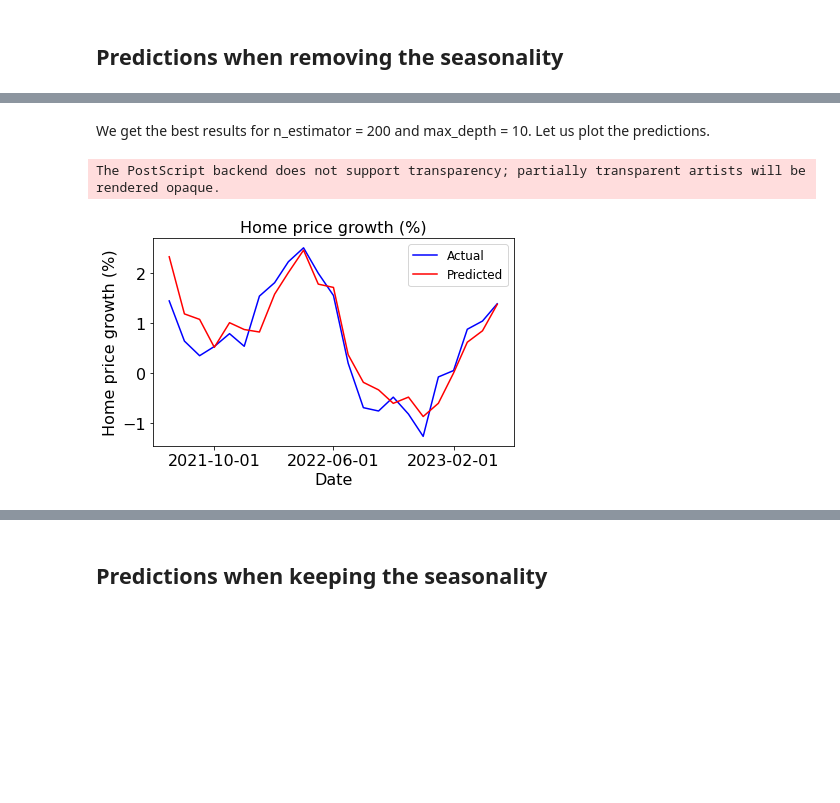
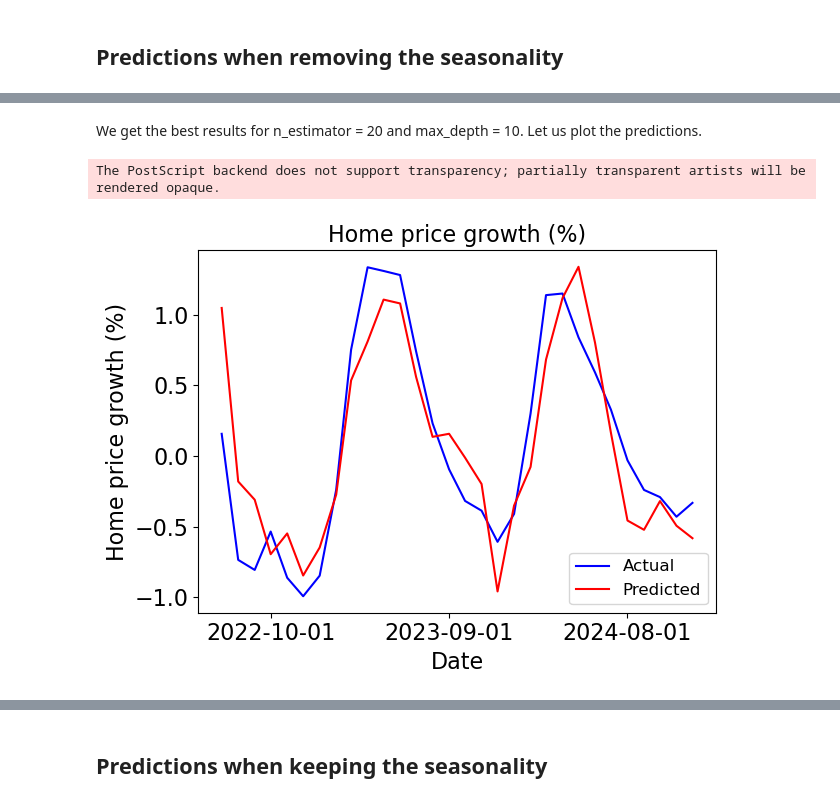
Before and after one commit to ArianeDucellier/forecasting, a Jupyter notebook: XGBoost.ipynb, the cells around one changed output, grey strips where cells are left out. Drawn from its saved outputs; the diff is of its cells as text; code cells hidden in the pictures; blank space fills up the shorter version.

Commit message:
finish figures

```diff
--- a/XGBoost.ipynb
+++ b/XGBoost.ipynb
@@ -16,8 +27,8 @@ from sklearn.metrics import mean_squared_error, mean_absolute_error, \
 # %%
 from XGBoost import backtest
 # %%
-ds_begin = datetime(2021, 7, 1)
-ds_end = datetime(2023, 5, 1)
+ds_begin = datetime(2022, 7, 1)
+ds_end = datetime(2024, 12, 1)
 dates = pd.date_range(ds_begin, ds_end + relativedelta(months=1), freq='1M') - \
 pd.offsets.MonthBegin(1)
 # %% [markdown]
@@ -46,16 +57,16 @@ print(error)
 # %% [markdown]
-We get the best results for n_estimator = 200 and max_depth = 10. Let us plot the predictions.
+We get the best results for n_estimator = 20 and max_depth = 10. Let us plot the predictions.
 # %%
-features_sa = [('sales_raw', 1),
-               ('inventory_raw', 1),
-               ('new_listings_raw', 1),
-               ('mean_days_to_pending_raw', 1),
-               ('mean_sale_to_list_ratio_raw', 2),
-               ('median_days_to_pending_raw', 1),
-               ('median_sale_to_list_ratio_raw', 2),
-               ('newly_pending_listings_raw', 1),
-               ('pct_listings_price_cut_raw', 1),
-               ('pct_sold_above_list_price_raw', 2),
-               ('pct_sold_below_list_price_raw', 2)]
+features_sa = [('Metro_sales_count_now_uc_sfrcondo_month', 1),
+               ('Metro_invt_fs_uc_sfrcondo_month', 1),
+               ('Metro_new_listings_uc_sfrcondo_month', 1),
+               ('Metro_mean_doz_pending_uc_sfrcondo_month', 1),
+               ('Metro_mean_sale_to_list_uc_sfrcondo_month', 2),
+               ('Metro_med_doz_pending_uc_sfrcondo_month', 1),
+               ('Metro_median_sale_to_list_uc_sfrcondo_month', 2),
+               ('Metro_new_pending_uc_sfrcondo_month', 1),
+               ('Metro_perc_listings_price_cut_uc_sfrcondo_month', 1),
+               ('Metro_pct_sold_above_list_uc_sfrcondo_month', 2),
+               ('Metro_pct_sold_below_list_uc_sfrcondo_month', 2)]
 # %%
-(y, y_hat) = backtest(features_sa, 200, 10, ds_begin, ds_end, 36, True)
+(y, y_hat) = backtest(features_sa, 20, 10, ds_begin, ds_end, 48, True)
@@ -68,20 +81,20 @@ R2 = r2_score(y, y_hat)
 # %%
 fig, ax = plt.subplots()
 
 plt.plot(dates, 100 * y, 'b-', label='Actual')
 plt.plot(dates, 100 * y_hat, 'r-', label='Predicted')
 
 plt.xlabel('Date', fontsize=16)
 plt.ylabel('Home price growth (%)', fontsize=16)
 ax.tick_params(axis='x', labelsize=16)
 ax.tick_params(axis='y', labelsize=16)
-ax.xaxis.set_ticks([datetime(2021, 10, 1), datetime(2022, 6, 1), datetime(2023, 2, 1)])
+ax.xaxis.set_ticks([datetime(2022, 10, 1), datetime(2023, 9, 1), datetime(2024, 8, 1)])
 plt.legend(fontsize=12)
 plt.title('Home price growth (%)', fontsize=16)
 
 plt.tight_layout()
-plt.savefig('figures/XGBoost.eps', format='eps')
+plt.savefig('figures/XGBoost_sa.eps', format='eps')
 plt.show()
 # %% [output]
 The PostScript backend does not support transparency; partially transparent artists will be rendered opaque.
-[figure, old version]
+[figure, new version]
```
Also changed, not shown: parts of 9 cells of this notebook, 48 other files.
